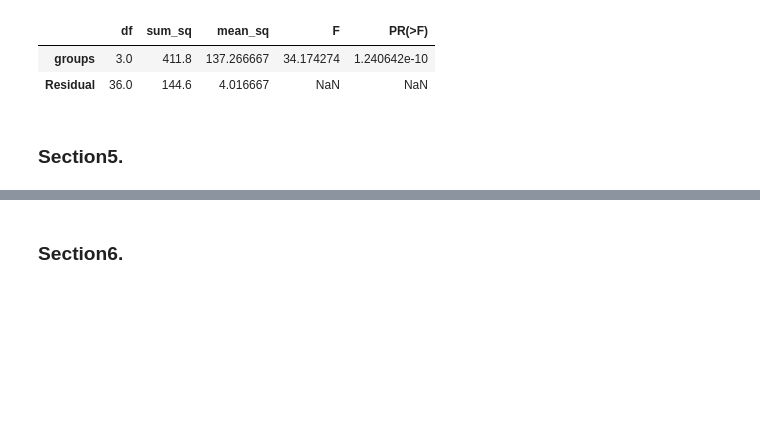
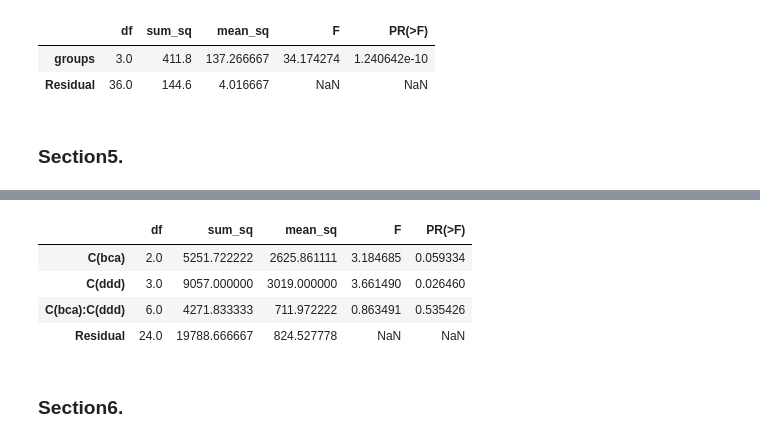
Before and after one commit to 0sun-creater/BigDataCertificationCourses, a Jupyter notebook: part3/ch6/ch6_ex_type3.ipynb, the cells around one changed output, grey strips where cells are left out. Saved outputs shown, nothing was run; the diff lists cells and outputs as text; code cells hidden in the pictures; blank space fills up the shorter version.

```diff
--- a/part3/ch6/ch6_ex_type3.ipynb
+++ b/part3/ch6/ch6_ex_type3.ipynb
@@ -142,5 +142,6 @@ anova_lm(model)
 import pandas as pd
 # df = pd.read_csv("tomato2.csv")
 df = pd.read_csv("https://raw.githubusercontent.com/lovedlim/bigdata_analyst_cert/main/part3/ch6/tomato2.csv")
-print(df.head())
+df.columns=['bca','ddd', 'su']
+df.head()
 # %% [output]
@@ -160,2 +154,21 @@ Residual        24.0  19788.666667   824.527778       NaN       NaN
+# %%
+'''
+세 가지 다른 비료 유형 / 네 가지 다른 물주기 실험
+비료에따른 효과, 물 주기에 따른 효과, 비료 유형과 물 주기 상호작용 효과
+'''
+#비료 유형에 따른 토마토 수확량의 평균에 차이가 있는지를 검정하기 위한 검정 통계량 및 p-value 3.184685 0.059334 채택
+#물 주기 유형에 따른 토마토 수확량의 평균에 차이가 있는지를 검정하기 위한 검정 통계량 및 p-value 3.661490	 0.026460 기각
+#비료 유형과 물주기 간의 상호 작용 검정 통계량 및 p-value 0.863491 0.535426 채택
+from statsmodels.formula.api import ols
+model = ols('su ~ C(bca) * C(ddd)',df, eval_env=0).fit()
+
+import statsmodels.api as sm
+sm.stats.anova_lm(model)
+# %% [output]
+|  | df | sum_sq | mean_sq | F | PR(>F) |
+| C(bca) | 2.0 | 5251.722222 | 2625.861111 | 3.184685 | 0.059334 |
+| C(ddd) | 3.0 | 9057.000000 | 3019.000000 | 3.661490 | 0.026460 |
+| C(bca):C(ddd) | 6.0 | 4271.833333 | 711.972222 | 0.863491 | 0.535426 |
+| Residual | 24.0 | 19788.666667 | 824.527778 | NaN | NaN |
 # %% [markdown]
 ### Section6.
```
Also changed, not shown: parts of 18 cells of this notebook.
